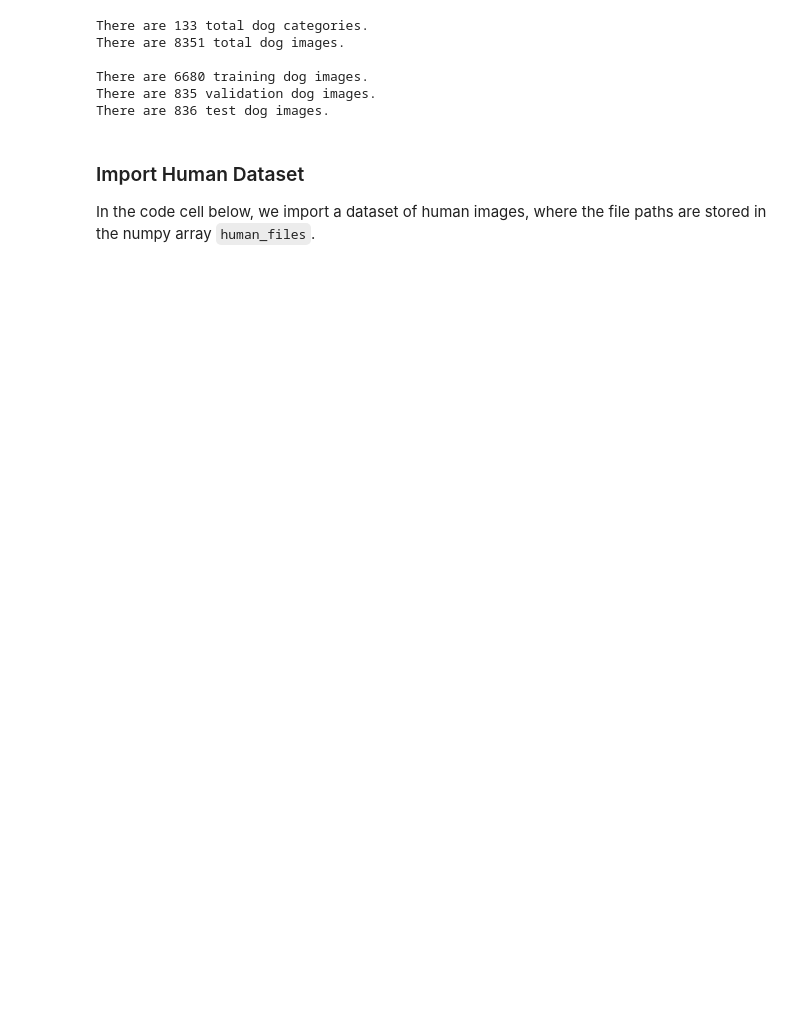
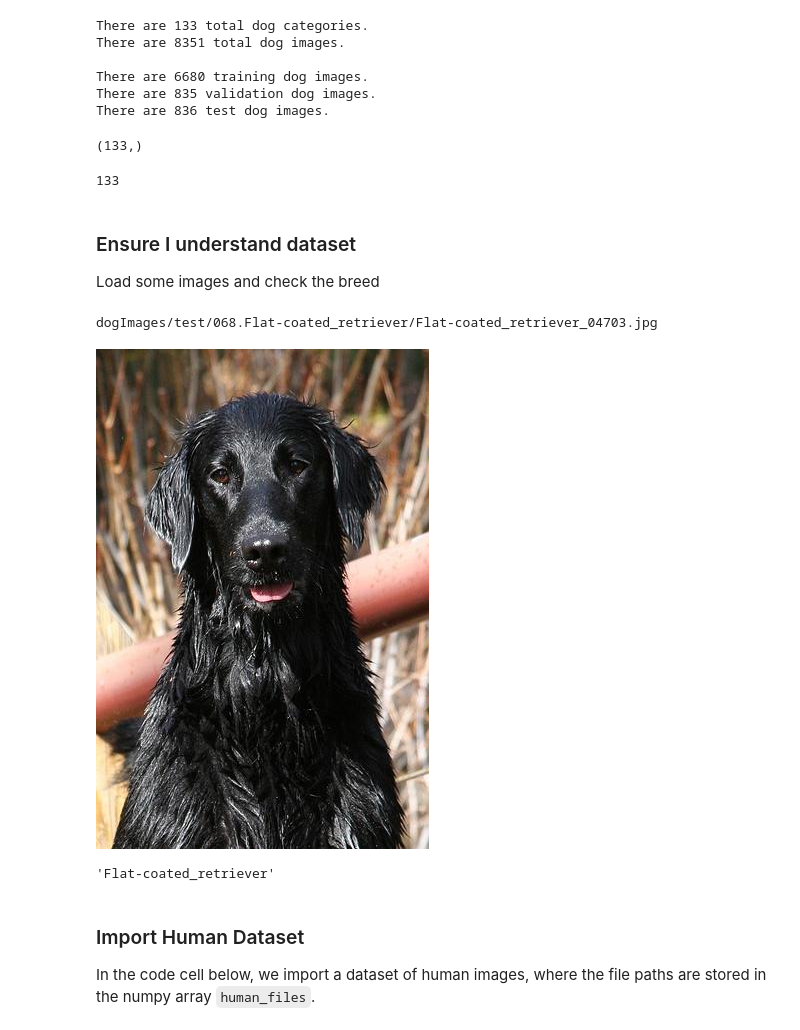
Before and after one commit to canyon289/dog-project, a Jupyter notebook: dog_app.ipynb, the cells around one changed output. Drawn from its saved outputs; the diff is of its cells as text; code cells hidden in the pictures; blank space fills up the shorter version.

```diff
--- a/dog_app.ipynb
+++ b/dog_app.ipynb
@@ -86,3 +86,14 @@ There are 8351 total dog images.
 There are 6680 training dog images.
 There are 835 validation dog images.
 There are 836 test dog images.
+# %%
+test_targets[0].shape
+# %% [output]
+(133,)
+# %%
+len(dog_names)
+# %% [output]
+133
+# %% [markdown]
+### Ensure I understand dataset
+Load some images and check the breed
@@ -89,3 +102,15 @@ There are 836 test dog images.
+# %%
+index = 4
+filename = test_files[index]
+print(filename)
+Image(filename=filename)
+# %% [output]
+dogImages/test/068.Flat-coated_retriever/Flat-coated_retriever_04703.jpg
+[figure, added]
+# %%
+dog_names[np.argmax(test_targets[index])]
+# %% [output]
+'Flat-coated_retriever'
 # %% [markdown]
 ### Import Human Dataset
 
```
Also changed, not shown: parts of 32 cells of this notebook, 8 other files.
